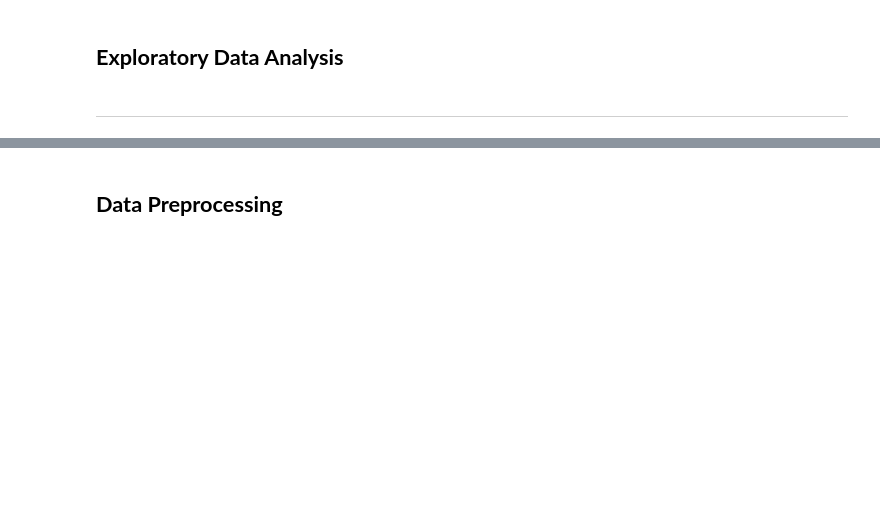
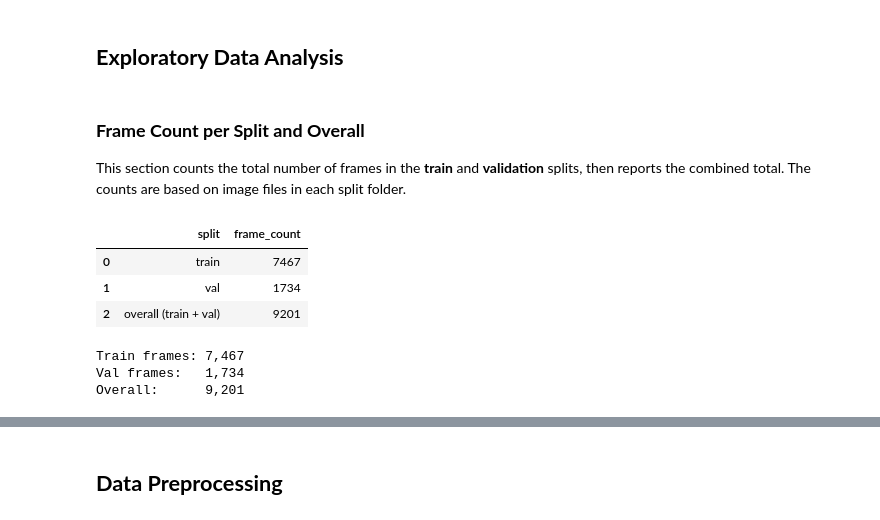
Before and after one commit to Renzios/PickleDB, a Jupyter notebook: pickledb.ipynb, the cells around one changed output, grey strips where cells are left out. Cells and saved outputs as stored; diff of their text form; code cells hidden in the pictures; blank space fills up the shorter version.

```diff
--- a/pickledb.ipynb
+++ b/pickledb.ipynb
@@ -95,5 +101,40 @@ The matches were split into train, validation, and test sets using a **stratifie
 ---
 # %% [markdown]
 ## **Exploratory Data Analysis**
-# %% [markdown]
----
+# %% [markdown]
+### **Frame Count per Split and Overall**
+
+This section counts the total number of frames in the **train** and **validation** splits, then reports the combined total. The counts are based on image files in each split folder.
+# %%
+# Paths (ONLY train and val for EDA)
+base = Path("PickleDB_YOLO")
+image_exts = {".jpg", ".jpeg", ".png", ".bmp", ".webp"}
+
+counts = {}
+for split in ["train", "val"]:
+    split_dir = base / "images" / split
+    n_images = sum(1 for p in split_dir.iterdir() if p.is_file() and p.suffix.lower() in image_exts)
+    counts[split] = n_images
+
+overall = counts["train"] + counts["val"]
+
+summary_df = pd.DataFrame(
+    {
+        "split": ["train", "val", "overall (train + val)"],
+        "frame_count": [counts["train"], counts["val"], overall],
+    }
+)
+
+display(summary_df)
+
+print(f"Train frames: {counts['train']:,}")
+print(f"Val frames:   {counts['val']:,}")
+print(f"Overall:      {overall:,}")
+# %% [output]
+|  | split | frame_count |
+| 0 | train | 7467 |
+| 1 | val | 1734 |
+| 2 | overall (train + val) | 9201 |
+Train frames: 7,467
+Val frames:   1,734
+Overall:      9,201
```
Also changed, not shown: parts of 15 cells of this notebook.
